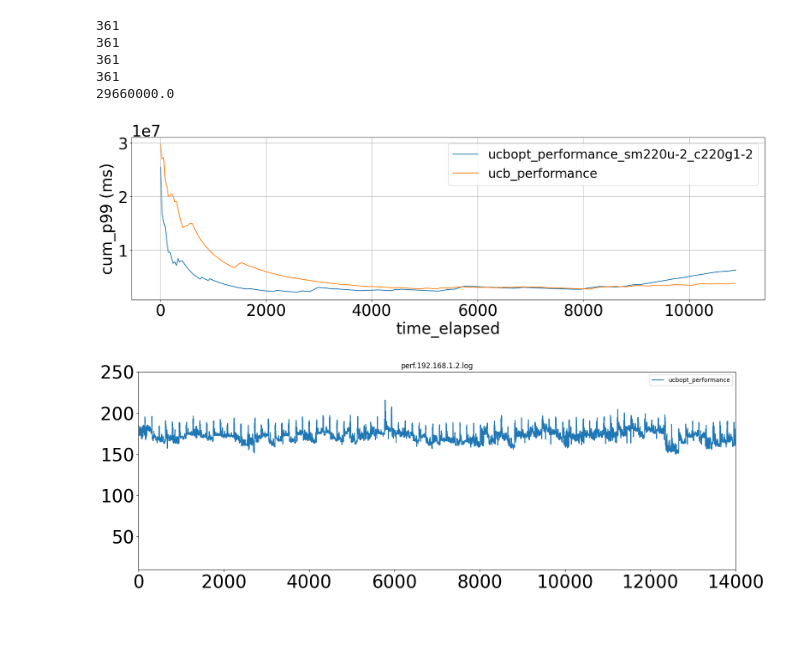
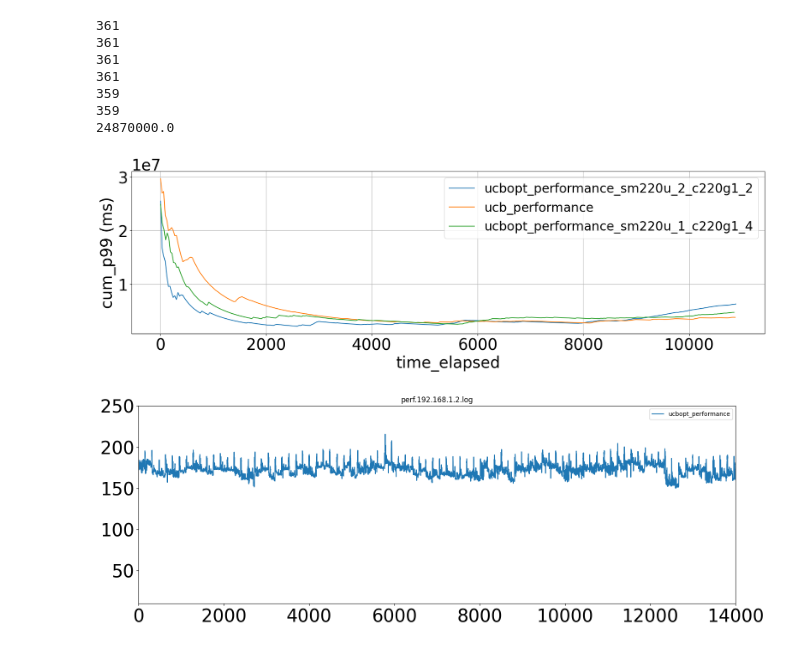
Before and after one commit to SustainableOpenShift/peakler, a Jupyter notebook: experiments/cilantro/jupyter-notebook/sm220u_c220g5.ipynb, the cells around one changed output. Drawn from its saved outputs; the diff is of its cells as text; code cells hidden in the pictures.

```diff
--- a/experiments/cilantro/jupyter-notebook/sm220u_c220g5.ipynb
+++ b/experiments/cilantro/jupyter-notebook/sm220u_c220g5.ipynb
@@ -10,8 +10,9 @@ plt.rc('axes', labelsize=30)    # fontsize of the x and y labels
 plt.rc('xtick', labelsize=30)    # fontsize of the tick labels
 plt.rc('ytick', labelsize=30)    # fontsize of the tick labels
 
-pol = ['../ucbopt_performance_sm220u-2_c220g1-2/results/cilantrologs/',
-      '../ucbopt_performance_sm220u/results/cilantrologs/']
+pol = ['../ucbopt_performance_sm220u_2_c220g1_2/results/cilantrologs/',
+      '../ucbopt_performance_sm220u/results/cilantrologs/',
+      '../ucbopt_performance_sm220u_1_c220g1_4/results/cilantrologs/']
 
 TIME_ELAPSED = 'time_elapsed'
 ALLOC_PER_UNIT_LOAD = 'alloc_per_unit_load'
@@ -135,36 +136,39 @@ plt.rcParams['figure.figsize'] = 18, 6
 ## Graph from Cilantro paper
 
 rets = {}
-rets['ucbopt_performance_sm220u-2_c220g1-2'] = getDefaultRet(pol[0])
+rets['ucbopt_performance_sm220u_2_c220g1_2'] = getDefaultRet(pol[0])
 rets['ucb_performance'] = getDefaultRet(pol[1])
+rets['ucbopt_performance_sm220u_1_c220g1_4'] = getDefaultRet(pol[2])
 
 fig, ax = plt.subplots(1, 1)
 
 for k, v in rets.items():
     y_vals = [elem[CUM_P99] for elem in v]
     x_vals = [elem[TIME_ELAPSED] for elem in v]
 
     print(len(x_vals))
     print(len(y_vals))
 
     ax.errorbar(x_vals, y_vals, label=f"{k}")
 
 ax.set_xlabel(f"{TIME_ELAPSED}")
 ax.set_ylabel(f"{CUM_P99} (ms)")
 print(y_vals[0])
 #ax.set_ylim(0, 30000000)
 #ax.set_xlim(0, 11000)
 ax.grid(True)
 ax.legend(fontsize=24)
 plt.tight_layout()
 plt.show()
 # %% [output]
 361
 361
 361
 361
-29660000.0
+359
+359
+24870000.0
-[figure, old version]
+[figure, new version]
 # %%
 def getJoules(name):
     with open(name) as f:
```
Also changed, not shown: parts of 2 cells of this notebook, 1 other file.
